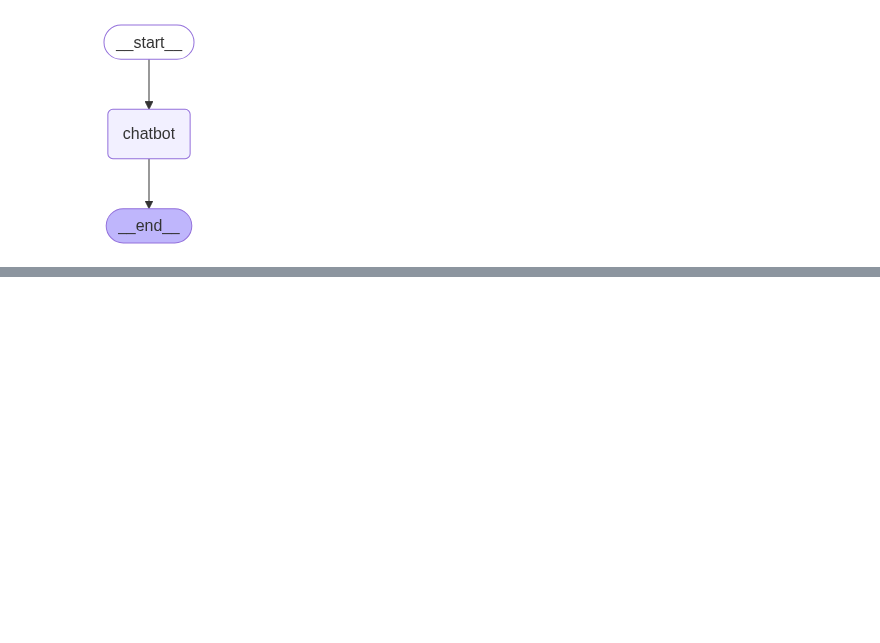
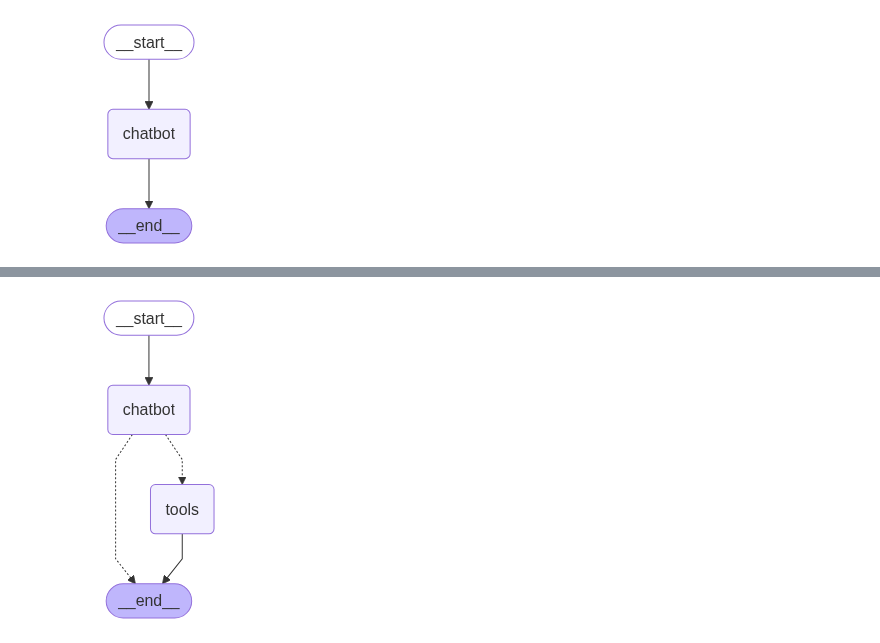
Before and after one commit to 21b01a0539/llm_applications, a Jupyter notebook: langgraph-basics/chatbot.ipynb, the cells around one changed output, grey strips where cells are left out. Drawn from its saved outputs; the diff is of its cells as text; code cells hidden in the pictures; blank space fills up the shorter version.

Commit message:
Integrate addition tool to chatbot

```diff
--- a/langgraph-basics/chatbot.ipynb
+++ b/langgraph-basics/chatbot.ipynb
@@ -60,0 +123,13 @@ for event in graph_builder.stream({"messages": "Hi Iam Jaya,Iam really intereste
+# %%
+## Simple flow that redirects to a custom tool for the add operation
+def add(a: int, b: int) -> int:
+    """ Add a and b
+    Args:
+        a: int
+        b: int
+    Return:
+        int
+    """
+    return a + b
+# %%
+groq_with_add =groq.bind_tools([add])
@@ -60,0 +141,8 @@ for event in graph_builder.stream({"messages": "Hi Iam Jaya,Iam really intereste
+# %%
+from typing_extensions import TypedDict
+from langchain_core.messages import AnyMessage
+from langgraph.graph.message import add_messages
+from typing import Annotated
+class State(TypedDict):
+    messages: Annotated[list[AnyMessage], add_messages]
+    name: str
@@ -60,0 +167,3 @@ for event in graph_builder.stream({"messages": "Hi Iam Jaya,Iam really intereste
+# %%
+def llm_with_add(state: State):
+    return {"messages": [groq_with_add.invoke(state["messages"])]}
@@ -60,0 +201,23 @@ for event in graph_builder.stream({"messages": "Hi Iam Jaya,Iam really intereste
+# %%
+from langgraph.prebuilt import ToolNode
+from langgraph.prebuilt import tools_condition
+
+tools = [add]
+graph = StateGraph(State)
+graph.add_node(
+    "chatbot",
+    llm_with_add)
+
+graph.add_node(
+    "tools",
+    ToolNode(tools)
+)
+
+graph.add_edge(START,"chatbot")
+graph.add_conditional_edges("chatbot",tools_condition)
+graph.add_edge("tools",END)
+
+graph_builder = graph.compile()
+display(Image(graph_builder.get_graph().draw_mermaid_png()))
+# %% [output]
+[figure, added]
```
Also changed, not shown: parts of 14 cells of this notebook.
